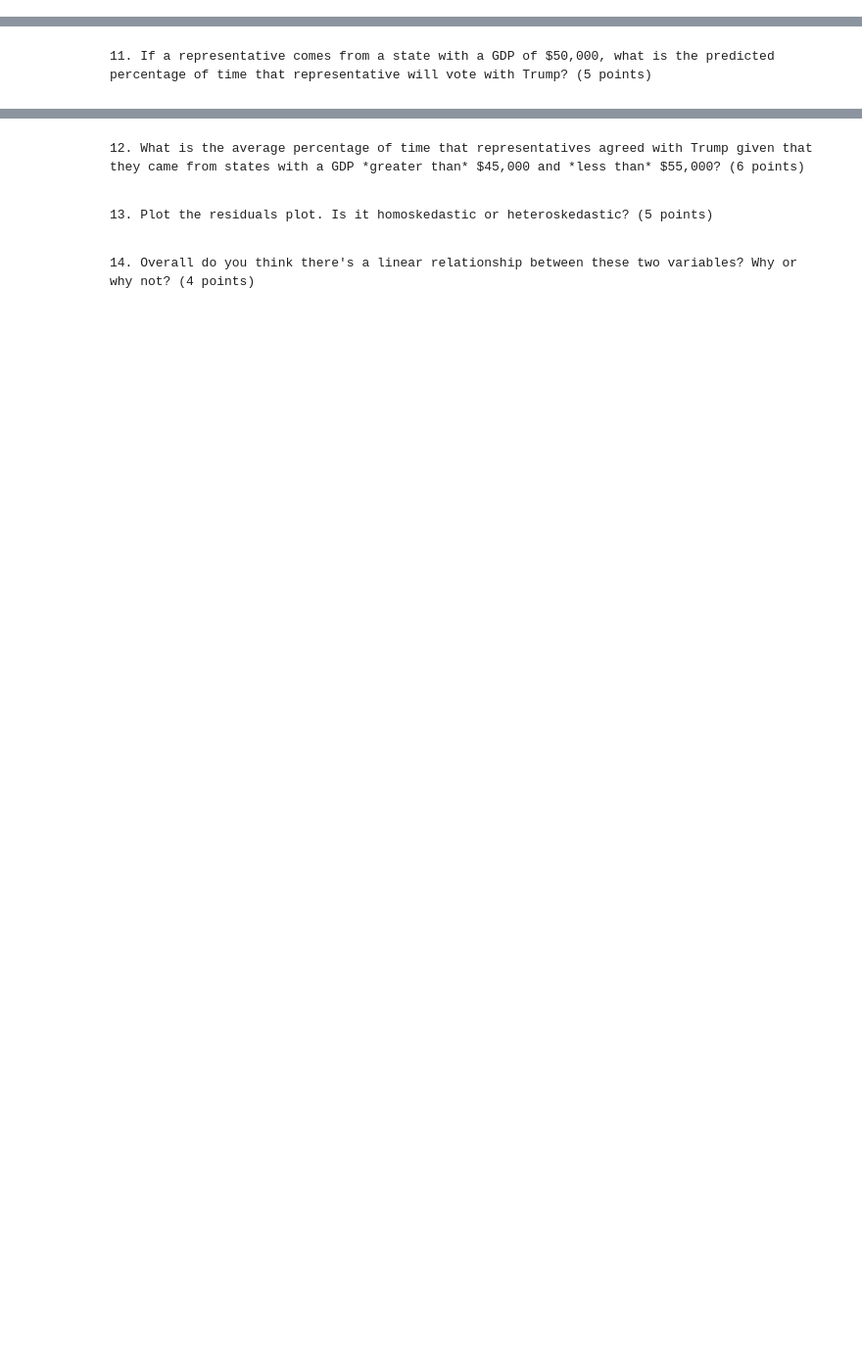
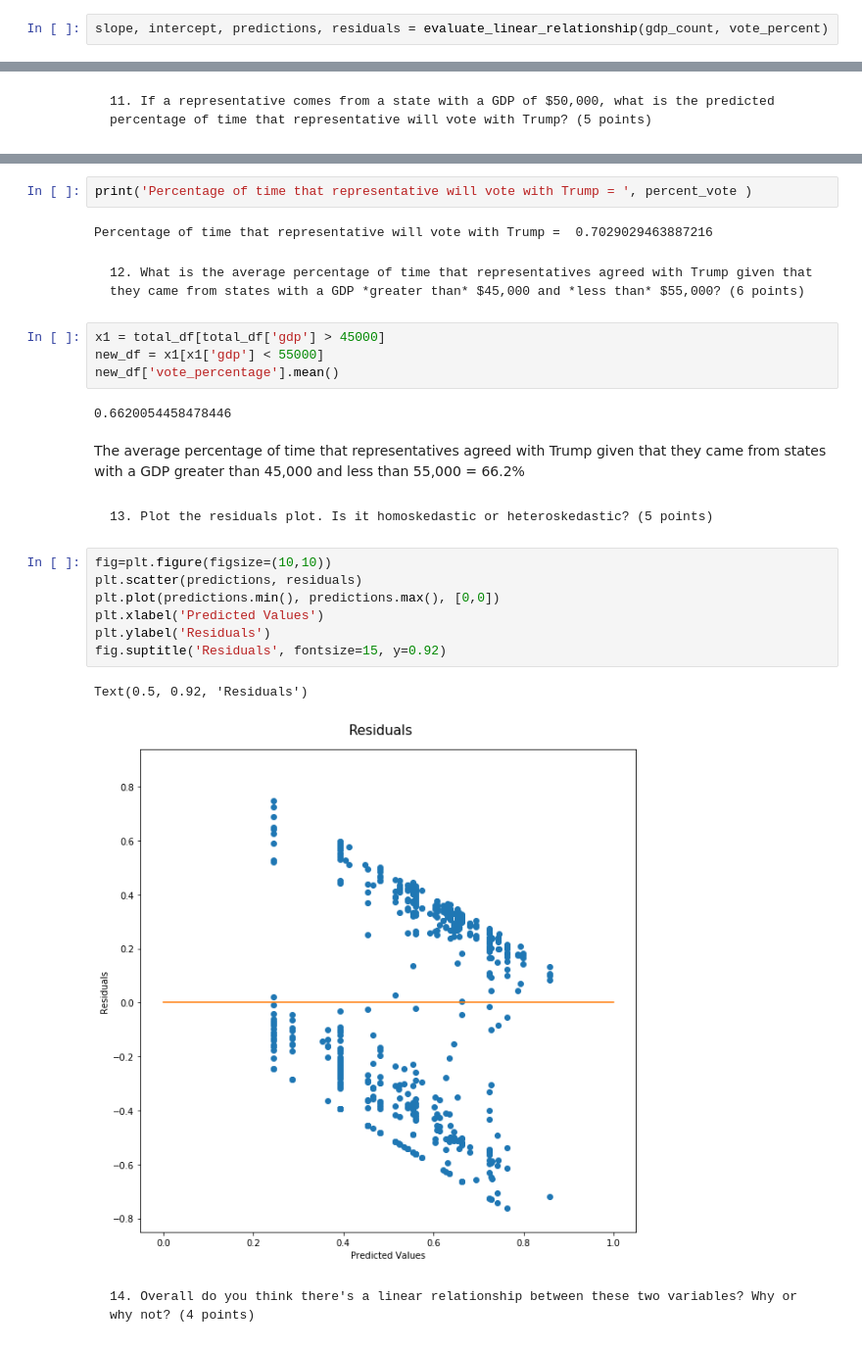
Before and after one commit to ahsan-fayyaz/Probability-Statistics-CSC217, a Jupyter notebook: final_exam/Final_Exam.ipynb, the cells around one changed output, grey strips where cells are left out. Shown at 98% size. Drawn from its saved outputs; the diff is of its cells as text; blank space fills up the shorter version.

```diff
--- a/final_exam/Final_Exam.ipynb
+++ b/final_exam/Final_Exam.ipynb
@@ -49,2 +155,4 @@ total_df.head()
 # %% [markdown]
     10. What is the R^2 value of this relationship? (5 points)
+# %%
+slope, intercept, predictions, residuals = evaluate_linear_relationship(gdp_count, vote_percent)
@@ -53,6 +170,28 @@ total_df.head()
+# %%
+print('Percentage of time that representative will vote with Trump = ', percent_vote )
+# %% [output]
+Percentage of time that representative will vote with Trump =  0.7029029463887216
 # %% [markdown]
     12. What is the average percentage of time that representatives agreed with Trump given that they came from states with a GDP *greater than* $45,000 and *less than* $55,000? (6 points)
+# %%
+x1 = total_df[total_df['gdp'] > 45000]
+new_df = x1[x1['gdp'] < 55000]
+new_df['vote_percentage'].mean()
+# %% [output]
+0.6620054458478446
+# %% [markdown]
+The average percentage of time that representatives agreed with Trump given that they came from states with a GDP greater than 45,000 and less than 55,000 = 66.2%
 # %% [markdown]
     13. Plot the residuals plot. Is it homoskedastic or heteroskedastic? (5 points)
+# %%
+fig=plt.figure(figsize=(10,10))
+plt.scatter(predictions, residuals)
+plt.plot(predictions.min(), predictions.max(), [0,0])
+plt.xlabel('Predicted Values')
+plt.ylabel('Residuals')
+fig.suptitle('Residuals', fontsize=15, y=0.92)
+# %% [output]
+Text(0.5, 0.92, 'Residuals')
+[figure, added]
 # %% [markdown]
     14. Overall do you think there's a linear relationship between these two variables? Why or why not? (4 points)
```
Also changed, not shown: parts of 23 cells of this notebook, 1 other file.
